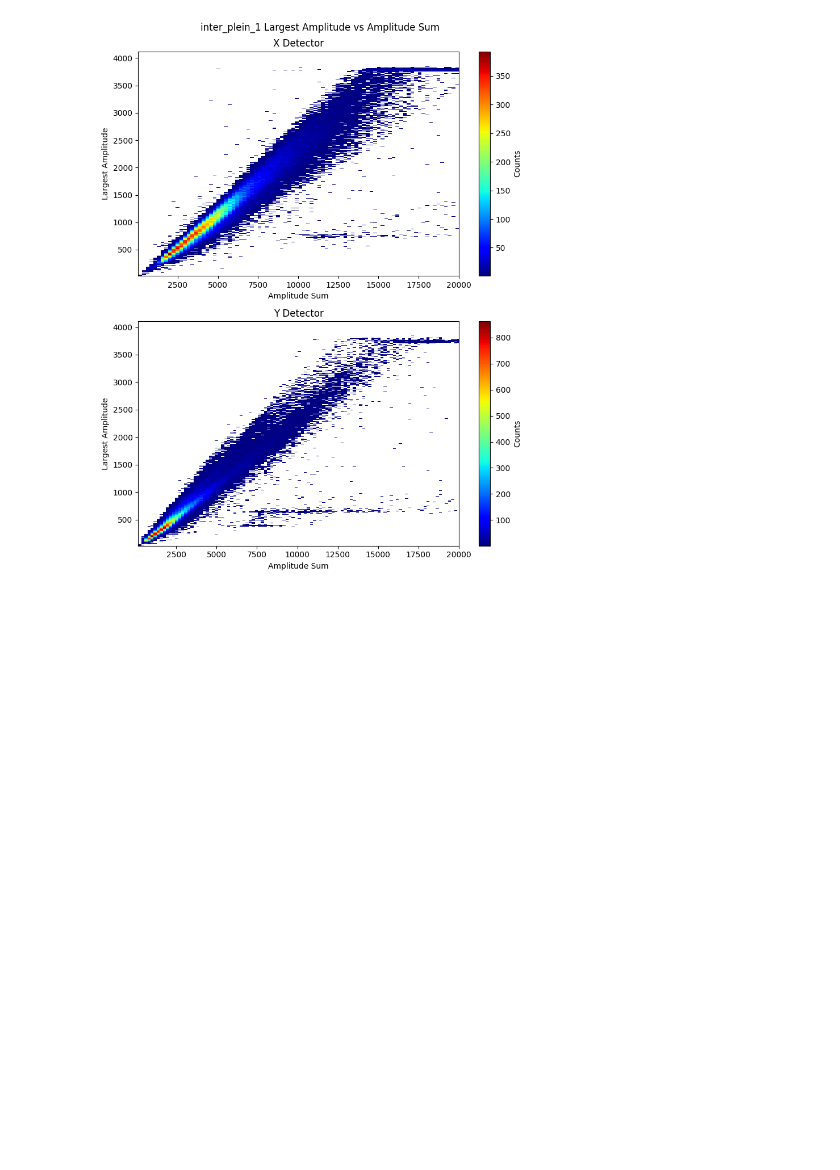
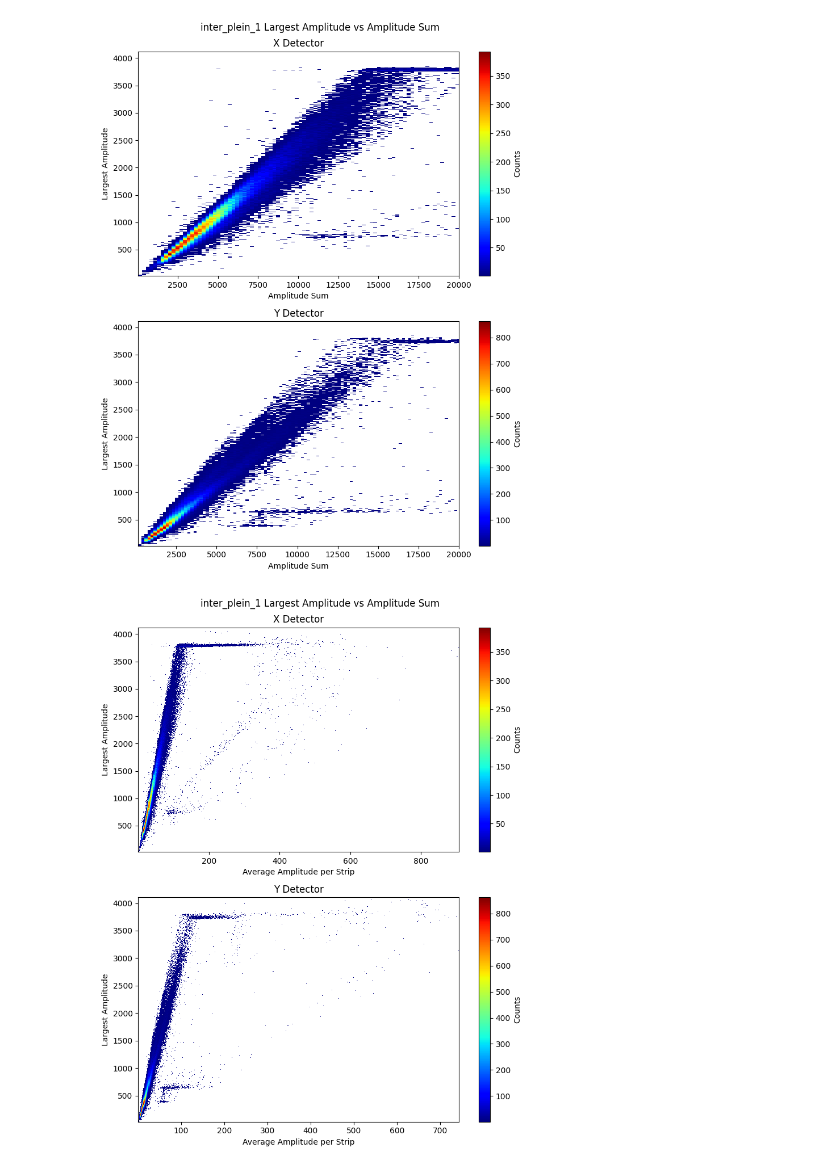
Before and after one commit to Dyn0402/saclay_micromegas, a Jupyter notebook: det_analyses/ip1_fe55_hv_scan_3-12-25.ipynb, the cells around one changed output. Cells and saved outputs as stored; diff of their text form; code cells hidden in the pictures; blank space fills up the shorter version.

Commit message:
DreamDetector.py now plot largest amplitude vs average amp per strip

```diff
--- a/det_analyses/ip1_fe55_hv_scan_3-12-25.ipynb
+++ b/det_analyses/ip1_fe55_hv_scan_3-12-25.ipynb
@@ -165,3 +165,7 @@ det.plot_det_largest_amp_vs_amp_sums(bins=500)
 det.plot_det_largest_amp_vs_amp_sums(bins=500, x_max=20000)
 # %% [output]
 [figure]
+# %%
+det.plot_det_largest_amp_vs_amp_sums(bins=500, norm_per_strip=True)
+# %% [output]
+[figure, added]
```
Also changed, not shown: parts of 2 cells of this notebook, 1 other file.
